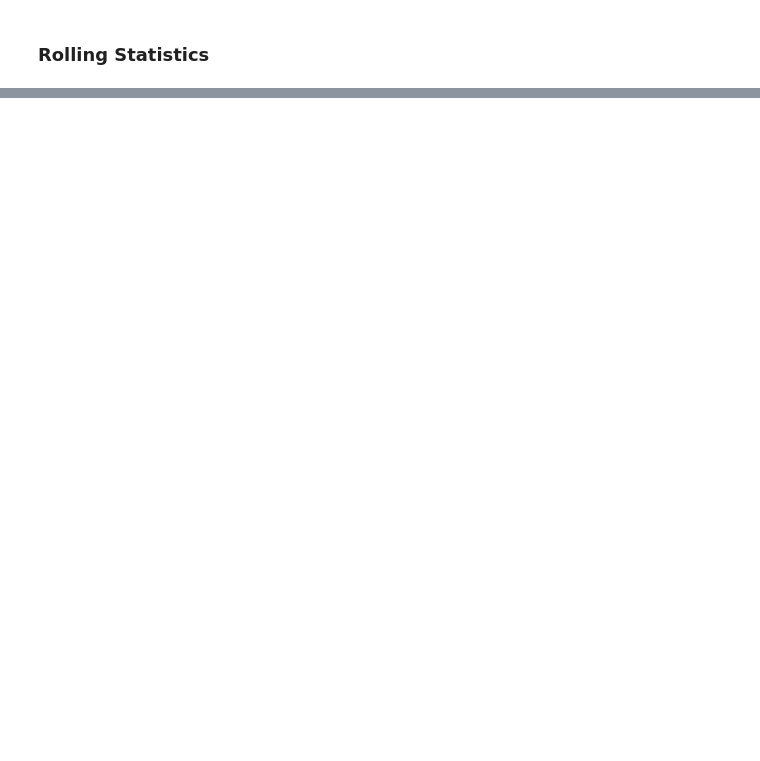
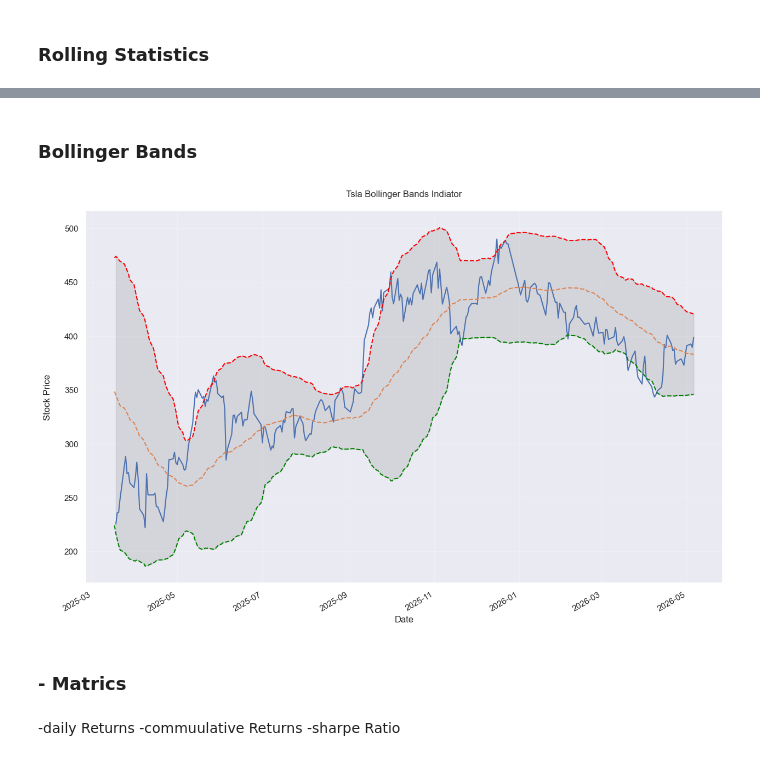
Before and after one commit to Hamza-rami/Stock_trading, a Jupyter notebook: stock_trading.ipynb, the cells around one changed output, grey strips where cells are left out. Saved outputs shown, nothing was run; the diff lists cells and outputs as text; code cells hidden in the pictures; blank space fills up the shorter version.

```diff
--- a/stock_trading.ipynb
+++ b/stock_trading.ipynb
@@ -100,0 +118,25 @@ fig.show()
+# %% [markdown]
+### Bollinger Bands
+# %%
+rollingmean = df.tsla.rolling(50).mean()
+rollingstd = df.tsla.rolling(50).std() *2
+fig, ax = plt.subplots(figsize=(15,10))
+df.iloc[50:]['tsla'].plot(ax=ax)
+ax.set_title('Tsla Bollinger Bands Indiator\n')
+ax.set_xlabel('Data')
+ax.set_ylabel('Stock Price\n')
+rollingmean.plot(ax=ax, linestyle='--')
+upper_band = rollingmean + rollingstd
+lower_band = rollingmean - rollingstd
+upper_band.plot(ax=ax, linestyle='--', label='Upper Band (+2 STD)', color='red')
+lower_band.plot(ax=ax, linestyle='--', label='Lower Band (-2 STD)', color='green')
+ax.fill_between(df.index[50:], upper_band.iloc[50:], lower_band.iloc[50:], alpha=0.2, color='gray')
+plt.grid(alpha=0.25)
+# %% [output]
+[figure, added]
+# %% [markdown]
+### - Matrics
+# %% [markdown]
+-daily Returns
+-commuulative Returns
+-sharpe Ratio
```
Also changed, not shown: parts of 12 cells of this notebook, 5 other files.
